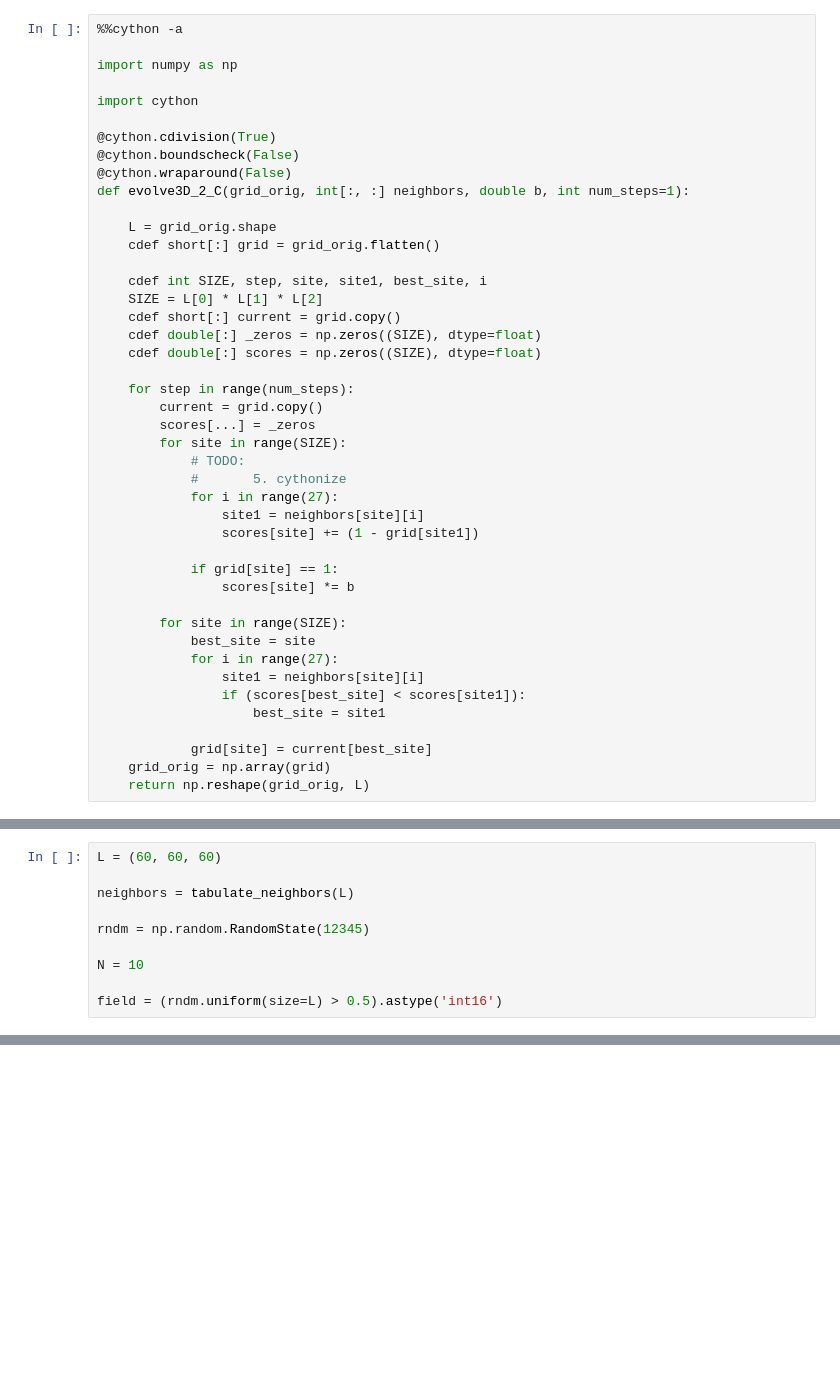
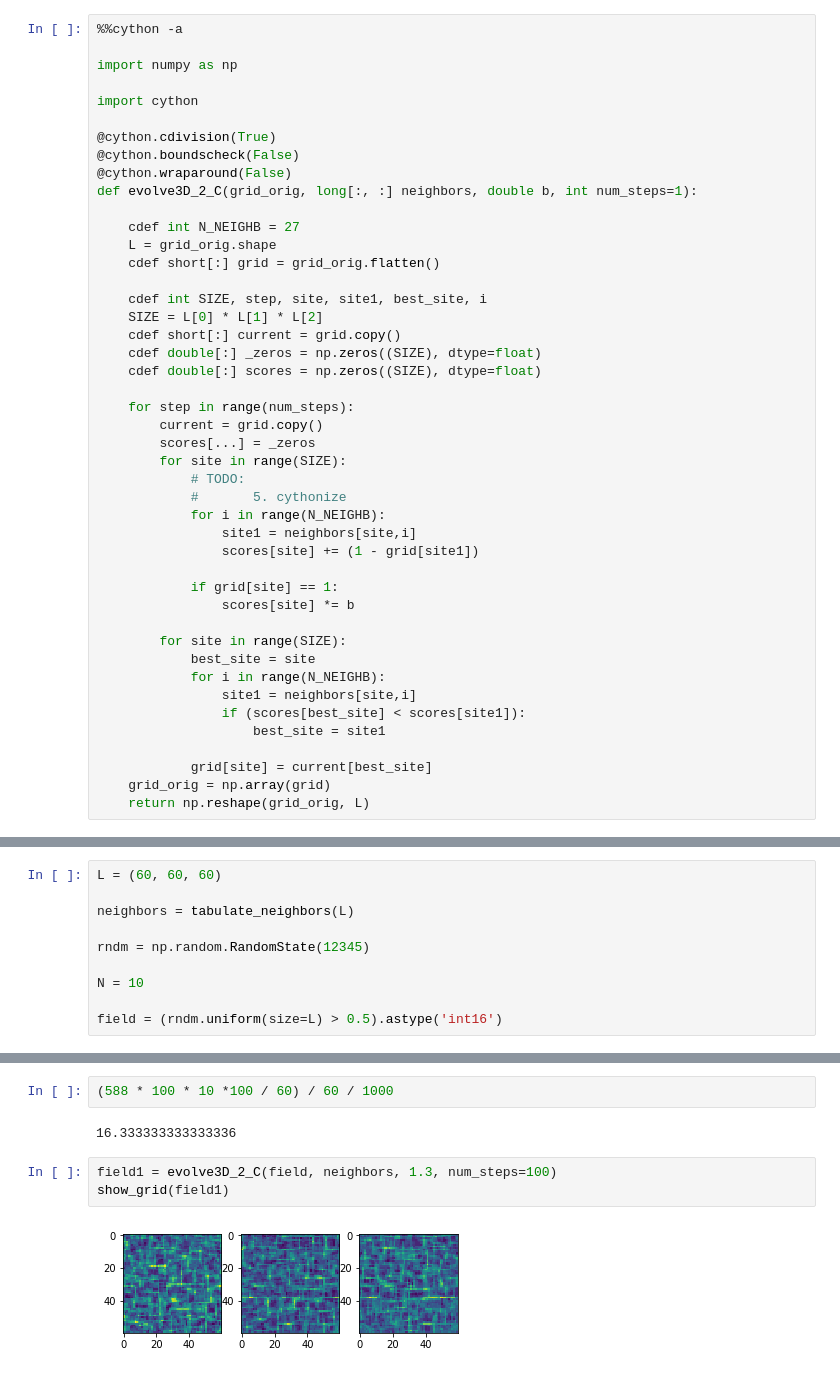
Before and after one commit to MoskalenkoRomanBorisovich/Spatial-Distribution-Evolutionary-Game, a Jupyter notebook: NIS_3D.ipynb, the cells around one changed output, grey strips where cells are left out. Saved outputs shown, nothing was run; the diff lists cells and outputs as text; blank space fills up the shorter version.

Commit message:
Minor bug fixes
fixed access to two-dimensional arrays
data type of neighbors array changed from int to long
added constant N_NEIGHB = 27

```diff
--- a/NIS_3D.ipynb
+++ b/NIS_3D.ipynb
@@ -516,8 +516,9 @@ import cython
 @cython.cdivision(True)
 @cython.boundscheck(False)
 @cython.wraparound(False)
-def evolve3D_2_C(grid_orig, int[:, :] neighbors, double b, int num_steps=1):
+def evolve3D_2_C(grid_orig, long[:, :] neighbors, double b, int num_steps=1):
 
+    cdef int N_NEIGHB = 27
     L = grid_orig.shape
     cdef short[:] grid = grid_orig.flatten()
 
@@ -533,8 +534,8 @@ def evolve3D_2_C(grid_orig, int[:, :] neighbors, double b, int num_steps=1):
         for site in range(SIZE):
             # TODO:
             #       5. cythonize
-            for i in range(27):
-                site1 = neighbors[site][i]
+            for i in range(N_NEIGHB):
+                site1 = neighbors[site,i]
                 scores[site] += (1 - grid[site1])
 
             if grid[site] == 1:
@@ -542,8 +543,8 @@ def evolve3D_2_C(grid_orig, int[:, :] neighbors, double b, int num_steps=1):
 
         for site in range(SIZE):
             best_site = site
-            for i in range(27):
-                site1 = neighbors[site][i]
+            for i in range(N_NEIGHB):
+                site1 = neighbors[site,i]
                 if (scores[best_site] < scores[site1]):
                     best_site = site1
 
@@ -618,0 +620,9 @@ field = (rndm.uniform(size=L) > 0.5).astype('int16')
+# %%
+(588 * 100 * 10 *100 / 60) / 60 / 1000
+# %% [output]
+16.333333333333336
+# %%
+field1 = evolve3D_2_C(field, neighbors, 1.3, num_steps=100)
+show_grid(field1)
+# %% [output]
+[figure, added]
```
Also changed, not shown: parts of 2 cells of this notebook.
